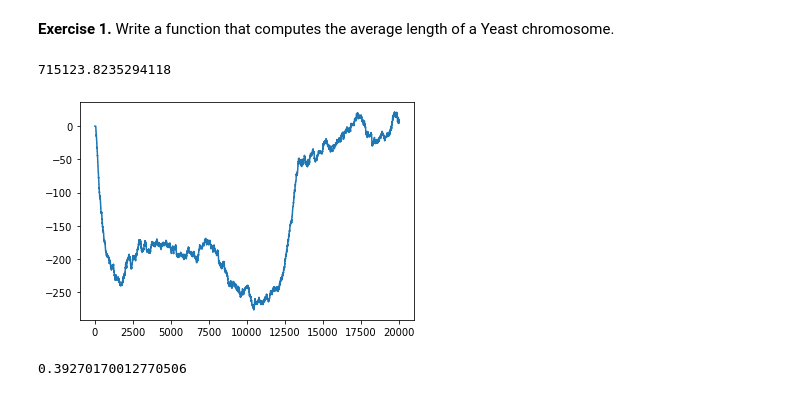
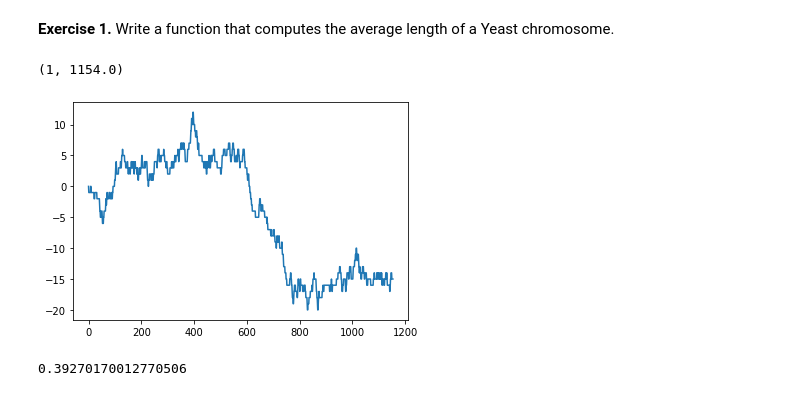
Before and after one commit to csc-448-2021-fall/csc-448-student, a Jupyter notebook: labs/Lab1.ipynb, the cells around one changed output. Drawn from its saved outputs; the diff is of its cells as text; code cells hidden in the pictures.

```diff
--- a/labs/Lab1.ipynb
+++ b/labs/Lab1.ipynb
@@ -23,7 +121,7 @@ head: cannot open '/home/jupyter-pander14/csc-448-student/data/NC_004070.1_1088.
 # %%
 from Bio import SeqIO
 
-fasta_sequences = SeqIO.parse(open(f"{home}/csc-448-student/data/GCF_000146045.2_R64_genomic.fna"),'fasta')
+fasta_sequences = SeqIO.parse(open(f"{home}/csc-448-student/data/NC_004070.1_1088..2241.fa"),'fasta')
 s = 0
 l = 0
 chromosomes = []
@@ -32,17 +130,17 @@ for fasta in fasta_sequences:
     s += len(str(fasta.seq))
     l += 1
     #name, sequence = fasta.id, str(fasta.seq)
-s/l
+l,s/l
 # %% [output]
-715123.8235294118
+(1, 1154.0)
 # %%
 import Topic1_helper
 import pandas as pd
 ch = str(chromosomes[0])
-skews = pd.Series(Topic1_helper.skew(ch[:20000]))
+skews = pd.Series(Topic1_helper.skew(ch))
 skews.plot.line();
 # %% [output]
-[figure, old version]
+[figure, new version]
 # %%
 def gc_content(seq):
     count = 0
```
Also changed, not shown: parts of 14 cells of this notebook, 4 other files.
